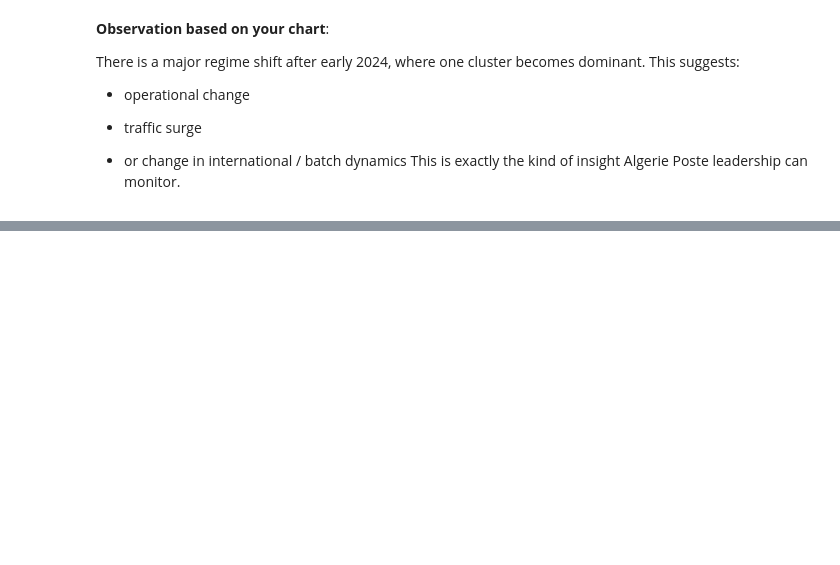
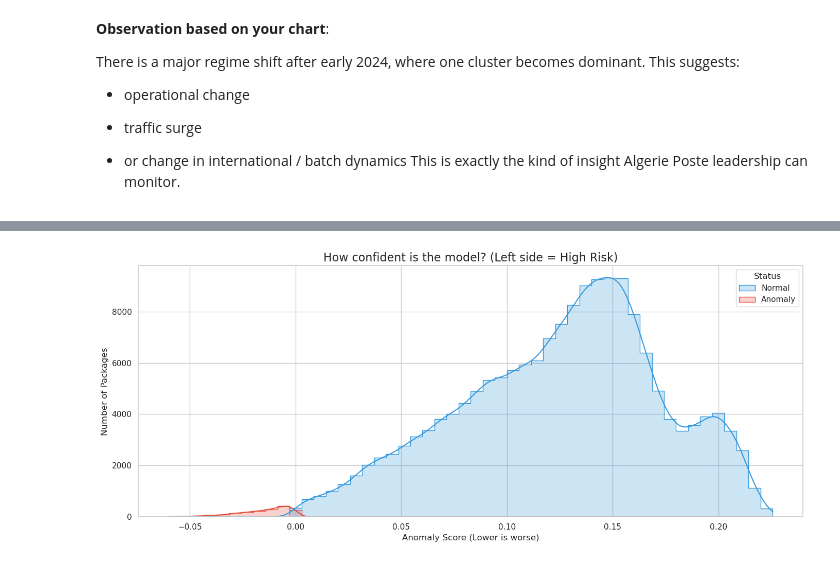
Before and after one commit to Ahmed-bjr/DataMiningProject, a Jupyter notebook: data_pre-processing.ipynb, the cells around one changed output, grey strips where cells are left out. Saved outputs shown, nothing was run; the diff lists cells and outputs as text; code cells hidden in the pictures; blank space fills up the shorter version.

Commit message:
anomaly detection p2

```diff
--- a/data_pre-processing.ipynb
+++ b/data_pre-processing.ipynb
@@ -2117,0 +2171,10 @@ This is exactly the kind of insight Algerie Poste leadership can monitor.
+# %%
+sns.set(style="whitegrid")
+df = pd.read_csv('datasets/reduced_features_dataset.csv', sep=';')
+print(f"Shape: {df.shape}")
+features_to_use = [
+    'MAILITM_FID_FREQ', 'event_count', 'dispatch_batch', 'seq_number',
+    'bag_number', 'day', 'hour', 'day_of_week', 'dest_ALGDA',
+    'orig_FR', 'year', 'EVT_12', 'orig_DE', 'EVT_2'
+]
+X = df[features_to_use]
@@ -2117,0 +2183,74 @@ This is exactly the kind of insight Algerie Poste leadership can monitor.
+# %%
+
+from sklearn.ensemble import IsolationForest
+
+print("Training the model ...")
+iso_forest = IsolationForest(n_estimators=100, contamination=0.01, random_state=42)
+
+df['anomaly_label'] = iso_forest.fit_predict(X)
+df['anomaly_score'] = iso_forest.decision_function(X)
+
+# to describe anomalies and normals
+df['Status'] = df['anomaly_label'].map({1: 'Normal', -1: 'Anomaly'})
+
+# Print Results
+n_anomalies = (df['Status'] == 'Anomaly').sum()
+print(f"Detected {n_anomalies} anomalies ({n_anomalies/len(df)*100:.2f}% of data).")
+
+# --- PLOT 1: the score  Distribution ---
+plt.figure(figsize=(14, 6))
+sns.histplot(
+    data=df, x='anomaly_score', hue='Status',
+    kde=True, bins=50, palette={'Normal': '#3498db', 'Anomaly': '#e74c3c'},
+    element="step", common_norm=False
+)
+plt.title('How confident is the model? (Left side = High Risk)', fontsize=16)
+plt.xlabel('Anomaly Score (Lower is worse)')
+plt.ylabel('Number of Packages')
+plt.tight_layout()
+plt.show()
+
+# --- PLOT 2: The "Loop" Detector  ---
+plt.figure(figsize=(14, 6))
+sns.scatterplot(
+    data=df, x='event_count', y='MAILITM_FID_FREQ',
+    hue='Status', palette={'Normal': '#3498db', 'Anomaly': '#e74c3c'},
+    alpha=0.6, s=60
+)
+# Add a line to show the "Loop" threshold
+plt.axvline(x=15, color='green', linestyle='--', label='Loop Threshold (>15 scans)')
+plt.title('Detected Loops: Packages stuck in processing', fontsize=16)
+plt.xlabel('Number of Scans (Event Count)')
+plt.ylabel('Frequency Score')
+plt.legend(loc='upper right')
+plt.tight_layout()
+plt.show()
+
+# --- PLOT 3: Time Analysis (When do errors happen?) ---
+# Count anomalies per hour
+hourly_data = df[df['Status'] == 'Anomaly'].groupby('hour').size()
+
+plt.figure(figsize=(14, 6))
+sns.lineplot(x=hourly_data.index, y=hourly_data.values, marker='o', color='#e74c3c', linewidth=3)
+plt.title('Timeline: When do anomalies occur during the day?', fontsize=16)
+plt.xlabel('Hour of Day (00:00 - 23:00)')
+plt.ylabel('Count of Anomalies')
+plt.xticks(range(0, 24))
+plt.grid(True, alpha=0.3)
+plt.tight_layout()
+plt.show()
+
+# --- PLOT 4: Feature Comparison (Why are they anomalies?) ---
+# We compare the "Normal" vs "Anomaly" behavior for key features
+features_to_compare = ['event_count', 'seq_number', 'hour']
+
+fig, axes = plt.subplots(1, 3, figsize=(18, 6))
+
+for i, col in enumerate(features_to_compare):
+    sns.boxplot(x='Status', y=col, data=df, ax=axes[i], palette={'Normal': '#3498db', 'Anomaly': '#e74c3c'})
+    axes[i].set_title(f'Difference in {col}', fontsize=14)
+
+plt.suptitle('Profiling: How Anomalies differ from Normal Data', fontsize=18)
+plt.tight_layout()
+plt.show()
+# %% [output]
@@ -2117,0 +2259 @@ This is exactly the kind of insight Algerie Poste leadership can monitor.
+[figure, added]
```
Also changed, not shown: parts of 61 cells of this notebook.
